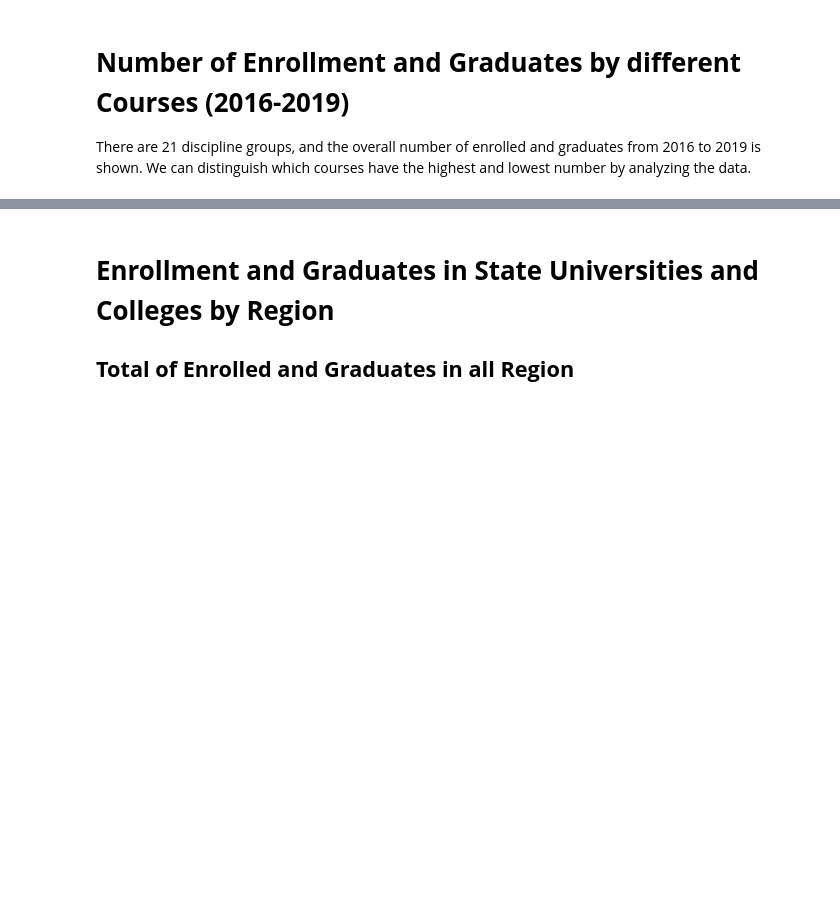
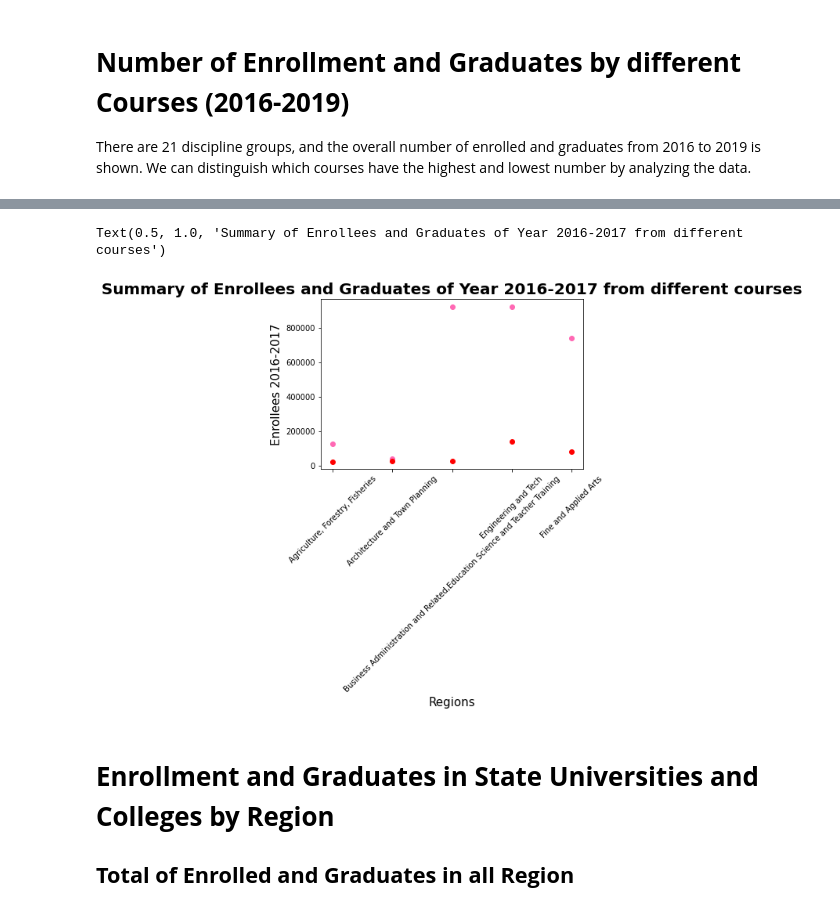
Before and after one commit to GlennBSIT3205/IT-BA-3205_Coalesce, a Jupyter notebook: Education in the Philippines Visualization.ipynb, the cells around one changed output, grey strips where cells are left out. Cells and saved outputs as stored; diff of their text form; code cells hidden in the pictures; blank space fills up the shorter version.

```diff
--- a/Education in the Philippines Visualization.ipynb
+++ b/Education in the Philippines Visualization.ipynb
@@ -30,6 +31,24 @@ display(df)
 | 20 | Social and Behavioral Sciences | 114,834 | 96,428 | 103,906 | 22,324 | 25,099 | 26,240 |
 | 21 | Trade, Craft and Industrial | 411 | 218 | 151 | 93 | 75 | 103 |
 | 22 | Grand Total | 3,589,484 | 2,981,803 | 3,212,542 | 703,327 | 751,310 | 796,576 |
+# %%
+xpoints =np.array(["Agriculture, Forestry, Fisheries","Architecture and Town Planning","Business Administration and Related,Education Science and Teacher Training","Engineering and Tech","Fine and Applied Arts"])
+ypoints =np.array([127287,40238,921324,921324,740713])
+plt.scatter(xpoints, ypoints, color = 'hotpink')
+
+xpoints =np.array(["Agriculture, Forestry, Fisheries","Architecture and Town Planning","Business Administration and Related,Education Science and Teacher Training","Engineering and Tech","Fine and Applied Arts"])
+plt.xticks(rotation = 45)
+ypoints =np.array([24210,26773,26259,	138496,82794])
+
+plt.scatter(xpoints, ypoints, color = 'red')
+
+
+plt.ylabel("Enrollees 2016-2017" , fontsize=15)
+plt.xlabel("Regions", fontsize=15)
+plt.title("Summary of Enrollees and Graduates of Year 2016-2017 from different courses", fontweight="bold" , fontsize=20)
+# %% [output]
+Text(0.5, 1.0, 'Summary of Enrollees and Graduates of Year 2016-2017 from different courses')
+[figure, added]
 # %% [markdown]
 # **Enrollment and Graduates in State Universities and Colleges by Region**
 
```
Also changed, not shown: parts of 7 cells of this notebook.
